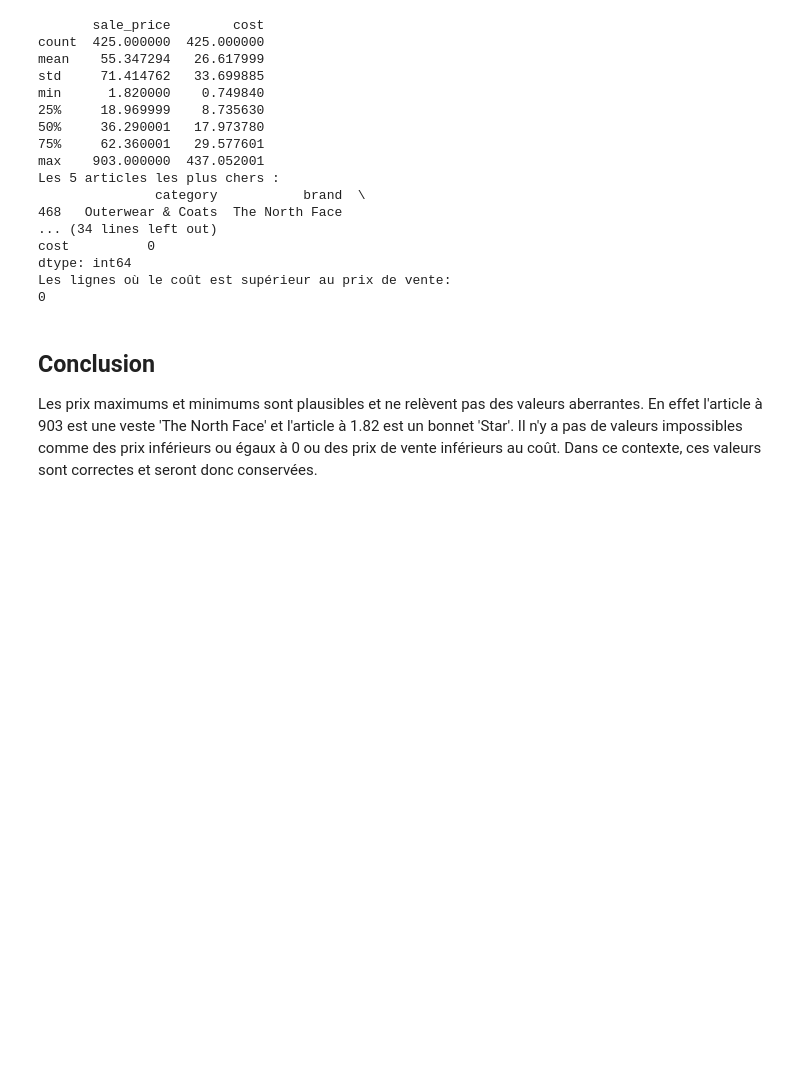
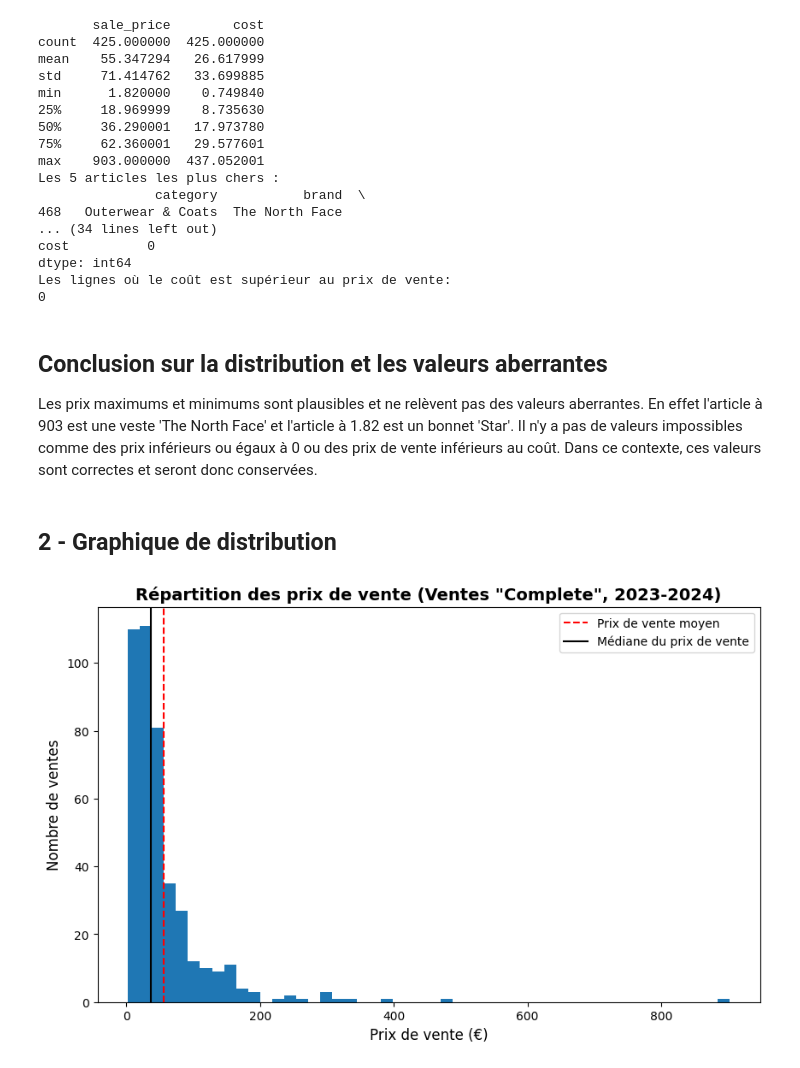
Before and after one commit to dubosqchloe-creator/thelook-europe-analyse, a Jupyter notebook: notebooks/01_EDA_python.ipynb, the cells around one changed output. Drawn from its saved outputs; the diff is of its cells as text; code cells hidden in the pictures; blank space fills up the shorter version.

Commit message:
Graphique de distribution fait.

```diff
--- a/notebooks/01_EDA_python.ipynb
+++ b/notebooks/01_EDA_python.ipynb
@@ -368,8 +369,27 @@ dtype: int64
 Les lignes où le coût est supérieur au prix de vente:
 0
 # %% [markdown]
-## Conclusion
+## Conclusion sur la distribution et les valeurs aberrantes
 Les prix maximums et minimums sont plausibles et ne relèvent pas des valeurs aberrantes.
 En effet l'article à 903 est une veste 'The North Face' et l'article à 1.82 est un bonnet 'Star'.
 Il n'y a pas de valeurs impossibles comme des prix inférieurs ou égaux à 0 ou des prix de vente inférieurs au coût.
 Dans ce contexte, ces valeurs sont correctes et seront donc conservées.
+# %% [markdown]
+## 2 - Graphique de distribution
+# %%
+moyenne_saleprice = ventes["sale_price"].mean()
+mediane_saleprice = ventes["sale_price"].median()
+
+
+fig, ax = plt.subplots(figsize=(10, 6))
+ax.hist(ventes['sale_price'], bins=50)
+ax.axvline(moyenne_saleprice, color="red", linestyle="--", label="Prix de vente moyen")
+ax.axvline(mediane_saleprice, color="black", linestyle="-", label="Médiane du prix de vente")
+
+ax.set_title('Répartition des prix de vente (Ventes "Complete", 2023-2024)', fontsize=14, fontweight='bold')
+ax.set_xlabel('Prix de vente (€)', fontsize=12)
+ax.set_ylabel('Nombre de ventes', fontsize=12)
+ax.legend()
+plt.show()
+# %% [output]
+[figure, added]
```
Also changed, not shown: parts of 3 cells of this notebook.
